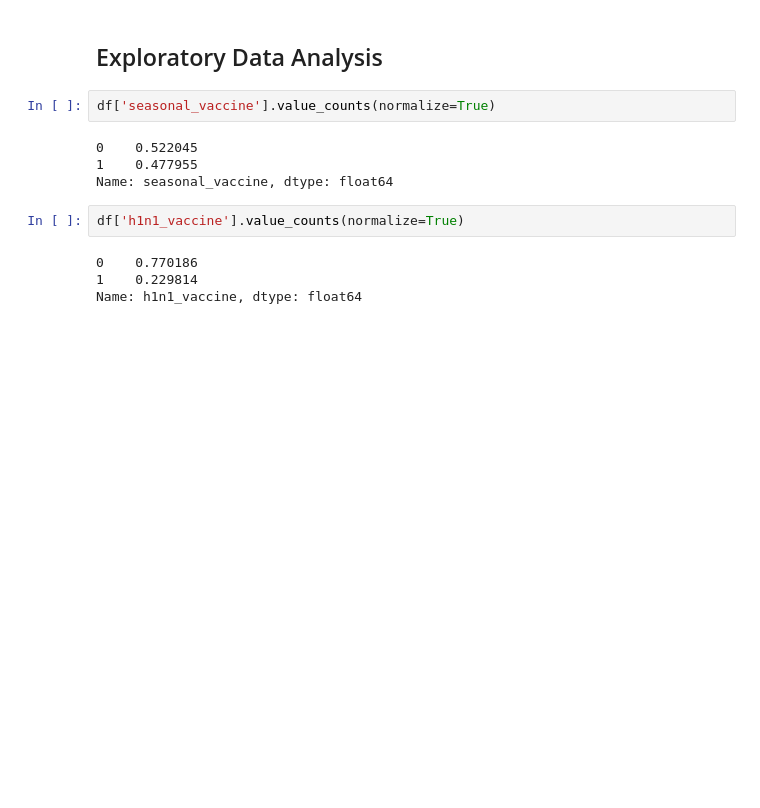
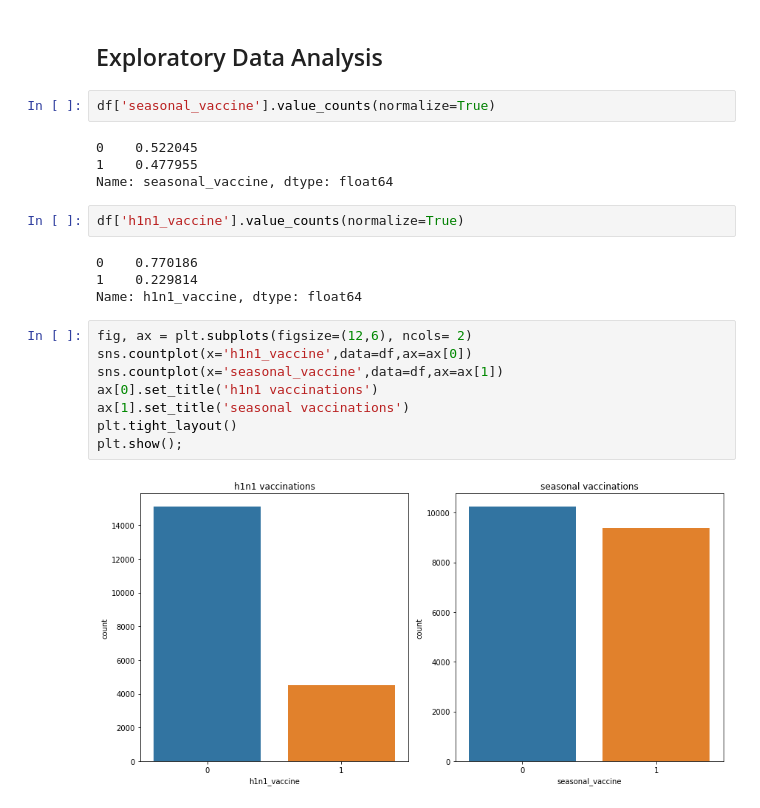
Before and after one commit to lorna-creator/Project-on-Vaccines, a Jupyter notebook: notebook.ipynb, the cells around one changed output. Cells and saved outputs as stored; diff of their text form; blank space fills up the shorter version.

```diff
--- a/notebook.ipynb
+++ b/notebook.ipynb
@@ -179,3 +196,13 @@ df['h1n1_vaccine'].value_counts(normalize=True)
 0    0.770186
 1    0.229814
 Name: h1n1_vaccine, dtype: float64
+# %%
+fig, ax = plt.subplots(figsize=(12,6), ncols= 2)
+sns.countplot(x='h1n1_vaccine',data=df,ax=ax[0])
+sns.countplot(x='seasonal_vaccine',data=df,ax=ax[1])
+ax[0].set_title('h1n1 vaccinations')
+ax[1].set_title('seasonal vaccinations')
+plt.tight_layout()
+plt.show();
+# %% [output]
+[figure, added]
```
Also changed, not shown: parts of 4 cells of this notebook, 1 other file.
